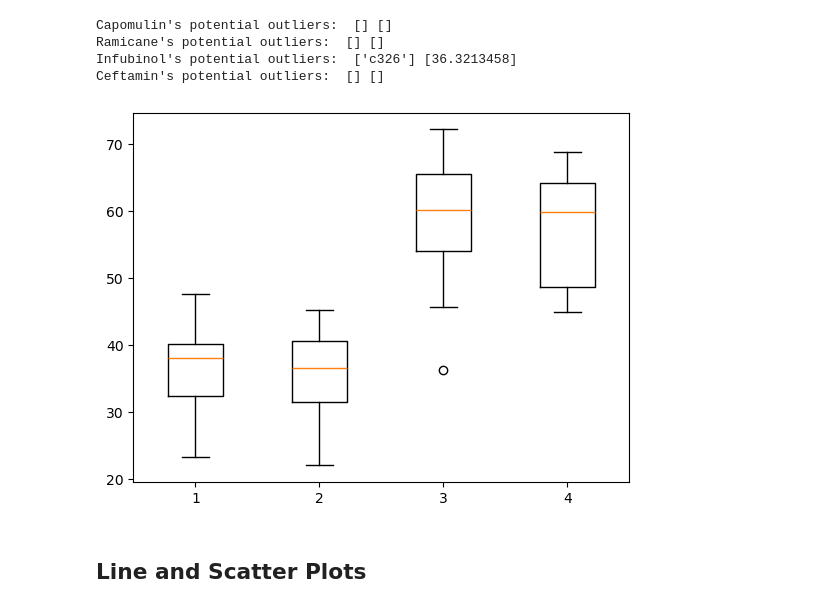
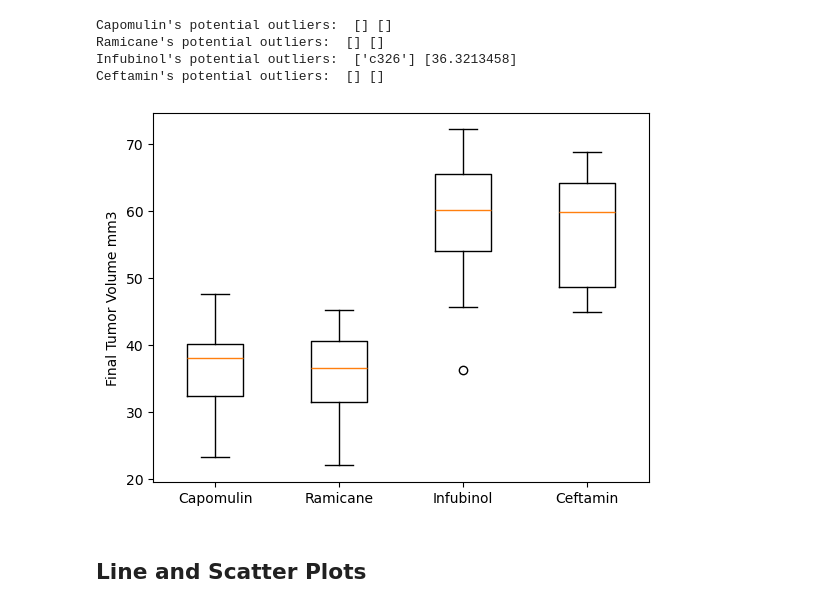
Before and after one commit to mrybicki87/Pymaceuticals, a Jupyter notebook: pymaceuticals_starter.ipynb, the cells around one changed output. Saved outputs shown, nothing was run; the diff lists cells and outputs as text; code cells hidden in the pictures.

```diff
--- a/pymaceuticals_starter.ipynb
+++ b/pymaceuticals_starter.ipynb
@@ -307,11 +309,15 @@ Infubinol's potential outliers:  ['c326'] [36.3213458]
 Ceftamin's potential outliers:  [] []
 # %%
 # Generate a box plot that shows the distribution of the tumor volume for each treatment group.
+
+xlabels = ["Capomulin", "Ramicane", "Infubinol", "Ceftamin"]
 fig1, ax1 = plt.subplots()
-ax1.boxplot([capomulin, ramicane, infubinol, ceftamin])
+ax1.boxplot([capomulin_list, ramicane_list, infubinol_list, ceftamin_list])
+plt.ylabel("Final Tumor Volume mm3")
+plt.xticks([1,2,3,4], xlabels)
 plt.show()
 # %% [output]
-[figure, old version]
+[figure, new version]
 # %% [markdown]
 ## Line and Scatter Plots
 # %%
```
Also changed, not shown: parts of 5 cells of this notebook.
